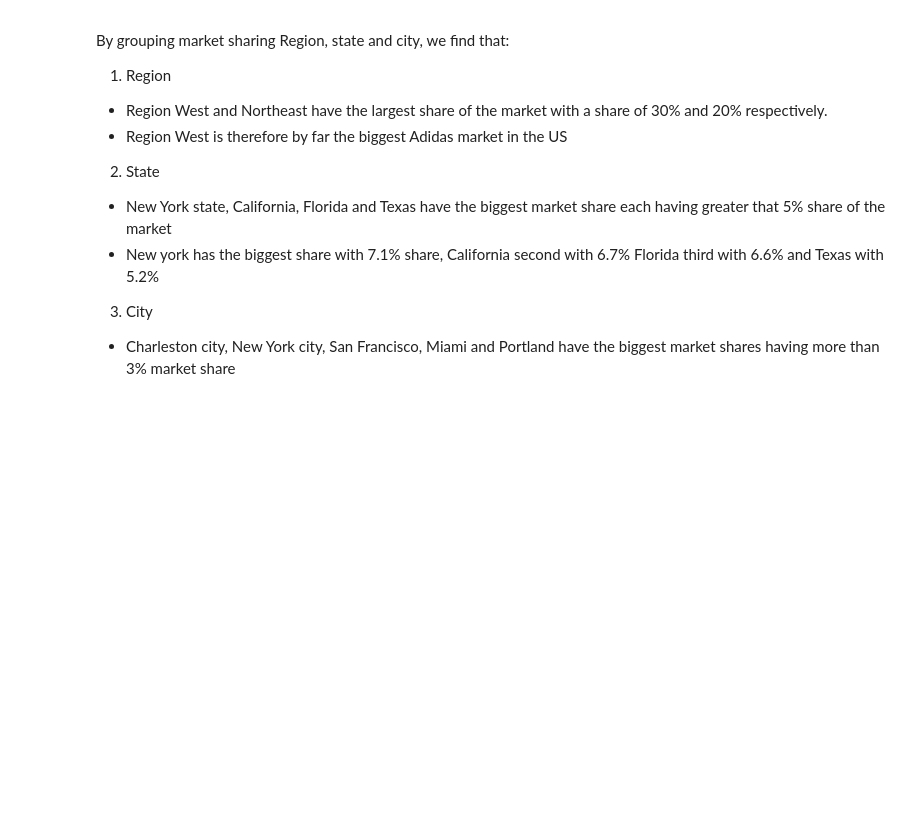
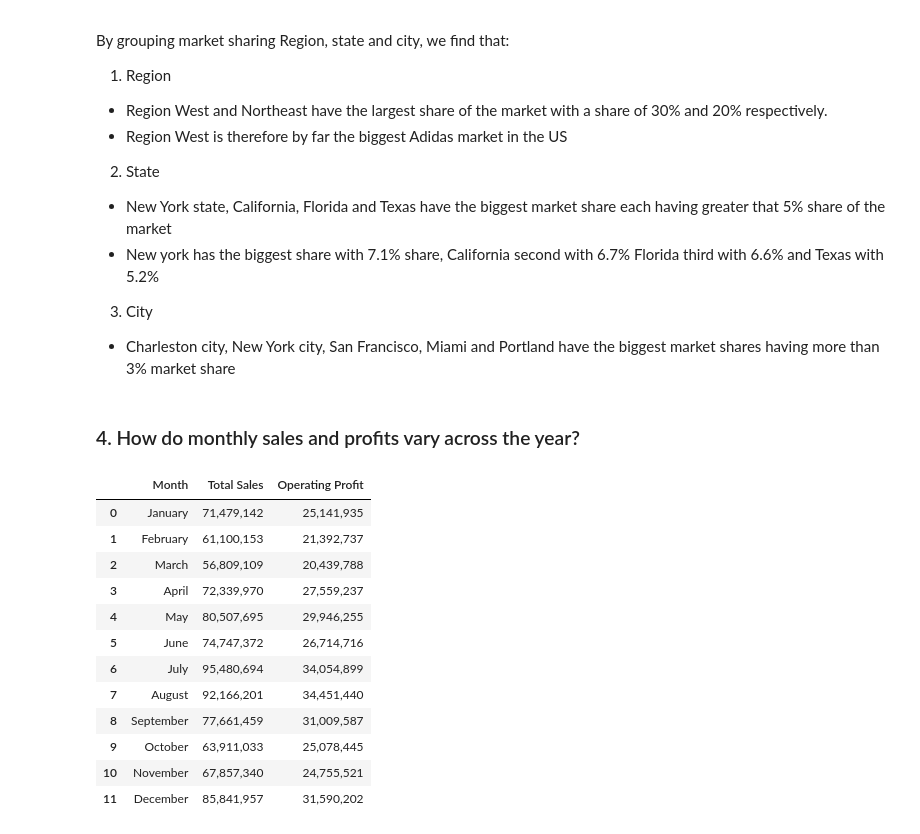
Before and after one commit to murithidenisgitobu/Adidas-Sales-Analysis-Across-the-US, a Jupyter notebook: Jupyter Notebook/adidas_notebook.ipynb, the cells around one changed output. Drawn from its saved outputs; the diff is of its cells as text; code cells hidden in the pictures; blank space fills up the shorter version.

```diff
--- a/Jupyter Notebook/adidas_notebook.ipynb
+++ b/Jupyter Notebook/adidas_notebook.ipynb
@@ -512,3 +512,46 @@ By grouping market sharing Region, state and city, we find that:
 
 3. City
 - Charleston city, New York city, San Francisco, Miami and Portland have the biggest market shares having more than 3% market share
+# %% [markdown]
+### 4. How do monthly sales and profits vary across the year?
+# %%
+# Group total sales by month
+monthly_sales = data.groupby("Month")["Total Sales"].sum().reset_index()
+
+# Group operating profit by month
+monthly_profit = data.groupby("Month")["Operating Profit"].sum().reset_index()
+
+# Define correct chronological order
+month_order = ["January", "February", "March", "April", "May", "June",
+               "July", "August", "September", "October", "November", "December"]
+
+# Convert Month columns to ordered categorical
+monthly_sales["Month"] = pd.Categorical(monthly_sales["Month"], categories=month_order, ordered=True)
+monthly_profit["Month"] = pd.Categorical(monthly_profit["Month"], categories=month_order, ordered=True)
+
+# Sort by Month
+monthly_sales = monthly_sales.sort_values("Month")
+monthly_profit = monthly_profit.sort_values("Month")
+
+# Merge the two DataFrames on 'Month'
+sales_profit = pd.merge(monthly_sales, monthly_profit, on="Month")
+
+# Display the merged DataFrame
+sales_profit.style.format({
+    "Total Sales": "{:,.0f}",
+    "Operating Profit": "{:,.0f}"
+})
+# %% [output]
+|  | Month | Total Sales | Operating Profit |
+| 0 | January | 71,479,142 | 25,141,935 |
+| 1 | February | 61,100,153 | 21,392,737 |
+| 2 | March | 56,809,109 | 20,439,788 |
+| 3 | April | 72,339,970 | 27,559,237 |
+| 4 | May | 80,507,695 | 29,946,255 |
+| 5 | June | 74,747,372 | 26,714,716 |
+| 6 | July | 95,480,694 | 34,054,899 |
+| 7 | August | 92,166,201 | 34,451,440 |
+| 8 | September | 77,661,459 | 31,009,587 |
+| 9 | October | 63,911,033 | 25,078,445 |
+| 10 | November | 67,857,340 | 24,755,521 |
+| 11 | December | 85,841,957 | 31,590,202 |
```
Also changed, not shown: parts of 2 cells of this notebook.
